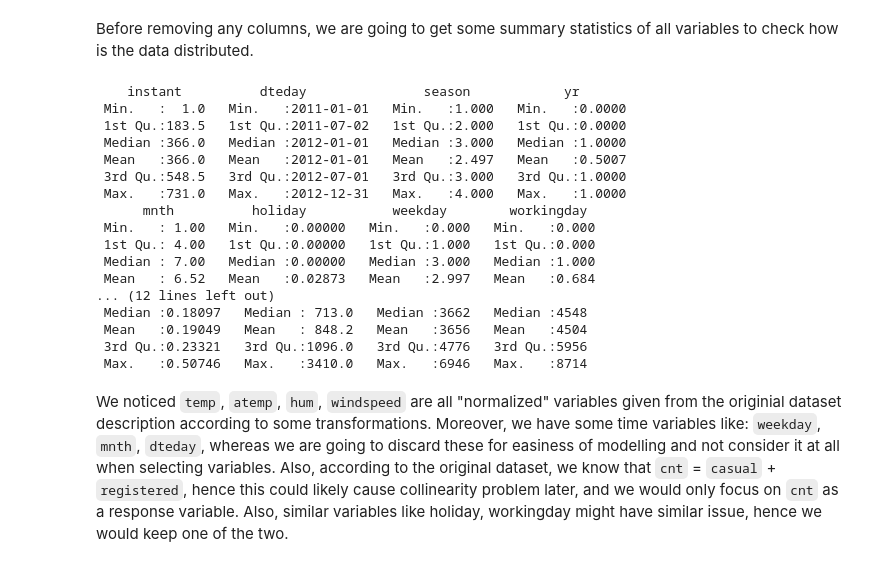
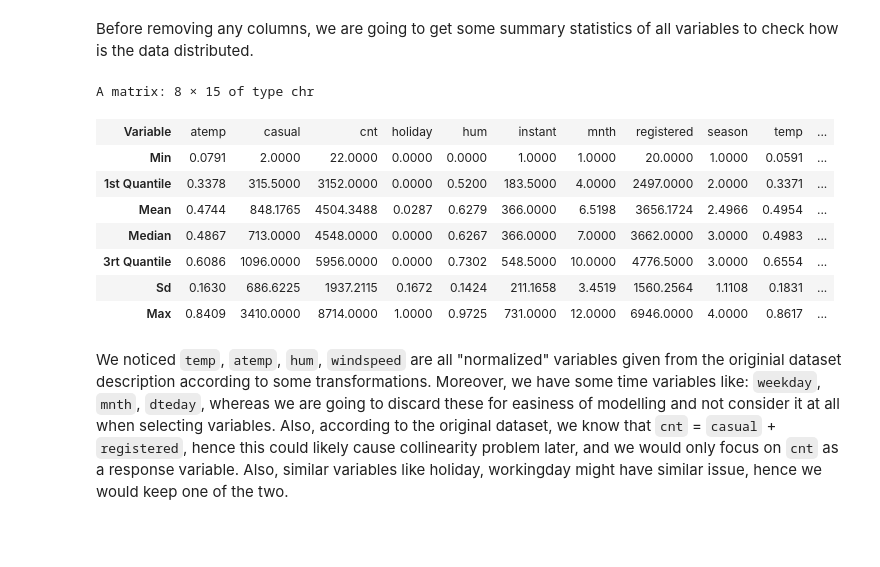
Before and after one commit to tonyliang19/stat301-group-project, a Jupyter notebook: src/proposal.ipynb, the cells around one changed output. Drawn from its saved outputs; the diff is of its cells as text; code cells hidden in the pictures; blank space fills up the shorter version.

Commit message:
Change summary with transpose tibble

```diff
--- a/src/proposal.ipynb
+++ b/src/proposal.ipynb
@@ -69,26 +81,32 @@ A tibble: 6 × 16
 | 6 | 2011-01-06 | 1 | 0 | 1 | 0 | 4 | 1 | 1 | 0.204348 | 0.233209 | ... |
 # %% [markdown]
 Before removing any columns, we are going to get some summary statistics of all variables to check how is the data distributed.
-# %%
-summary(bike_sharing_day)
-# %% [output]
-    instant          dteday               season            yr
- Min.   :  1.0   Min.   :2011-01-01   Min.   :1.000   Min.   :0.0000
- 1st Qu.:183.5   1st Qu.:2011-07-02   1st Qu.:2.000   1st Qu.:0.0000
- Median :366.0   Median :2012-01-01   Median :3.000   Median :1.0000
- Mean   :366.0   Mean   :2012-01-01   Mean   :2.497   Mean   :0.5007
- 3rd Qu.:548.5   3rd Qu.:2012-07-01   3rd Qu.:3.000   3rd Qu.:1.0000
- Max.   :731.0   Max.   :2012-12-31   Max.   :4.000   Max.   :1.0000
-      mnth          holiday           weekday        workingday
- Min.   : 1.00   Min.   :0.00000   Min.   :0.000   Min.   :0.000
- 1st Qu.: 4.00   1st Qu.:0.00000   1st Qu.:1.000   1st Qu.:0.000
- Median : 7.00   Median :0.00000   Median :3.000   Median :1.000
- Mean   : 6.52   Mean   :0.02873   Mean   :2.997   Mean   :0.684
-... (12 lines left out)
- Median :0.18097   Median : 713.0   Median :3662   Median :4548
- Mean   :0.19049   Mean   : 848.2   Mean   :3656   Mean   :4504
- 3rd Qu.:0.23321   3rd Qu.:1096.0   3rd Qu.:4776   3rd Qu.:5956
- Max.   :0.50746   Max.   :3410.0   Max.   :6946   Max.   :8714
+# %%
+tab <- bike_sharing_day %>%
+    select_if(is.numeric) %>%
+    pivot_longer(cols = everything(),
+                 names_to = "Variable",
+                 values_to = "value") %>%
+    group_by(Variable) %>%
+    summarize(
+        Min = round(min(value), 4),
+        `1st Quantile` = round(quantile(value, 0.25), 4),
+        Mean = round(mean(value), 4),
+        Median = round(median(value), 4),
+        `3rt Quantile` = round(quantile(value, 0.75), 4),
+        Sd = round(sd(value), 4),
+        Max = round(max(value), 4))
+t(tab)
+# %% [output]
+A matrix: 8 × 15 of type chr
+| Variable | atemp | casual | cnt | holiday | hum | instant | mnth | registered | season | temp | ... |
+| Min | 0.0791 | 2.0000 | 22.0000 | 0.0000 | 0.0000 | 1.0000 | 1.0000 | 20.0000 | 1.0000 | 0.0591 | ... |
+| 1st Quantile | 0.3378 | 315.5000 | 3152.0000 | 0.0000 | 0.5200 | 183.5000 | 4.0000 | 2497.0000 | 2.0000 | 0.3371 | ... |
+| Mean | 0.4744 | 848.1765 | 4504.3488 | 0.0287 | 0.6279 | 366.0000 | 6.5198 | 3656.1724 | 2.4966 | 0.4954 | ... |
+| Median | 0.4867 | 713.0000 | 4548.0000 | 0.0000 | 0.6267 | 366.0000 | 7.0000 | 3662.0000 | 3.0000 | 0.4983 | ... |
+| 3rt Quantile | 0.6086 | 1096.0000 | 5956.0000 | 0.0000 | 0.7302 | 548.5000 | 10.0000 | 4776.5000 | 3.0000 | 0.6554 | ... |
+| Sd | 0.1630 | 686.6225 | 1937.2115 | 0.1672 | 0.1424 | 211.1658 | 3.4519 | 1560.2564 | 1.1108 | 0.1831 | ... |
+| Max | 0.8409 | 3410.0000 | 8714.0000 | 1.0000 | 0.9725 | 731.0000 | 12.0000 | 6946.0000 | 4.0000 | 0.8617 | ... |
 # %% [markdown]
 We noticed `temp`, `atemp`, `hum`, `windspeed` are all "normalized" variables given from the originial dataset description according to some transformations. Moreover, we have some time variables like: `weekday`, `mnth`, `dteday`, whereas we are going to discard these for easiness of modelling and not consider it at all when selecting variables. Also, according to the original dataset, we know that `cnt` = `casual` + `registered`, hence this could likely cause collinearity problem later, and we would only focus on `cnt` as a response variable. Also, similar variables like holiday, workingday might have similar issue, hence we would keep one of the two.
 # %%
```
Also changed, not shown: parts of 5 cells of this notebook, 1 other file.
